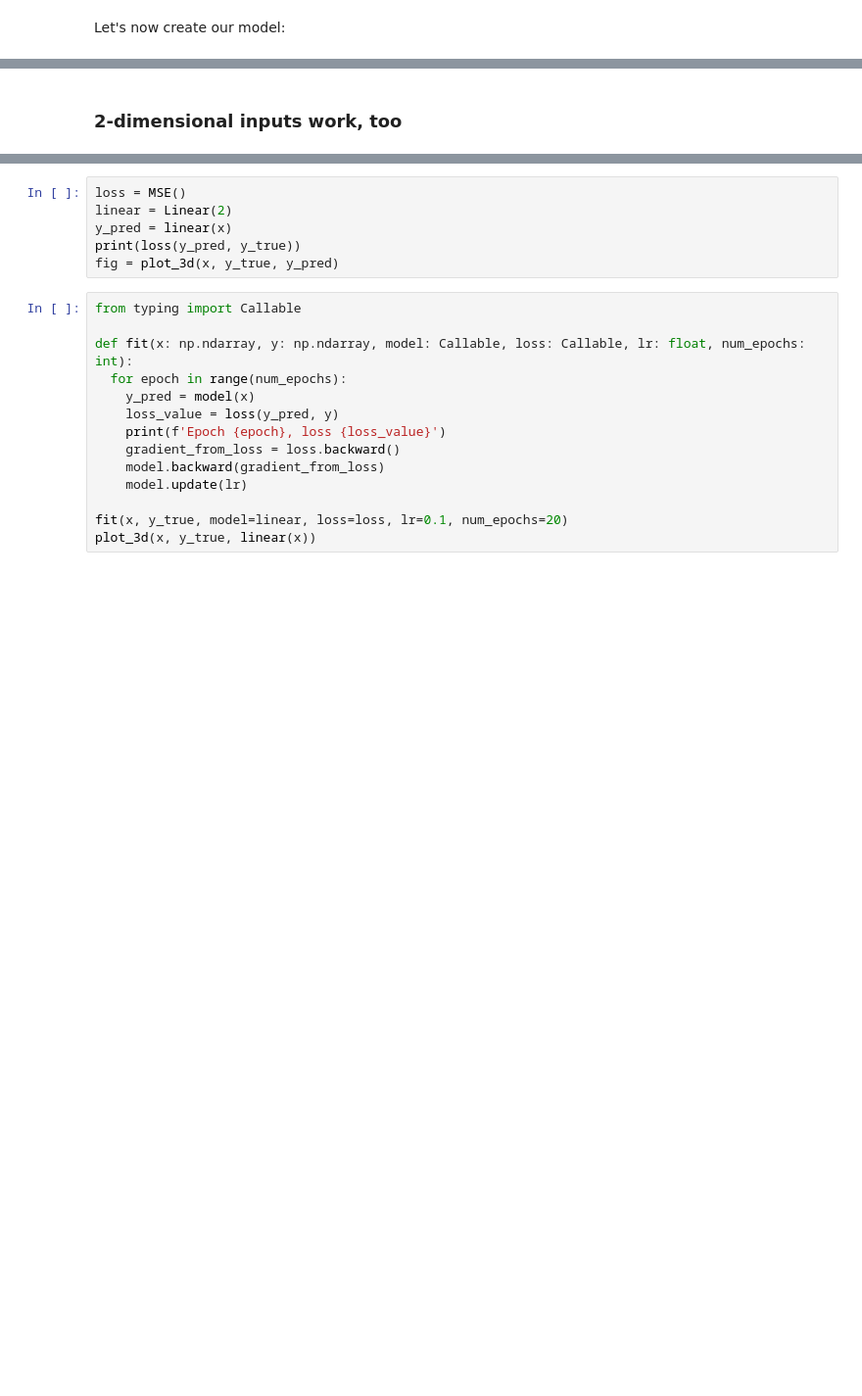
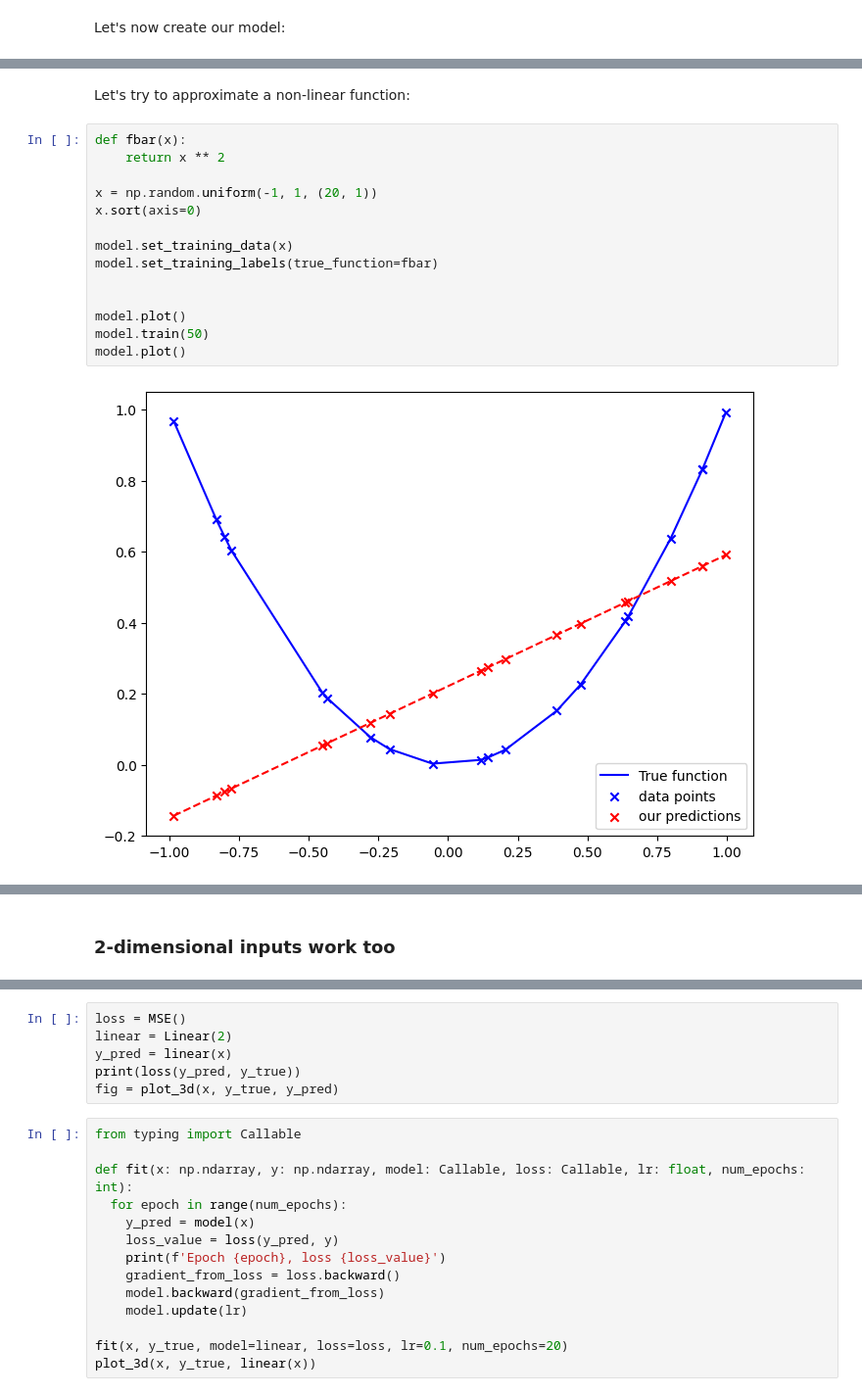
Before and after one commit to seub/NN, a Jupyter notebook: 3.basic-MLP.ipynb, the cells around one changed output, grey strips where cells are left out. Shown: that part at 98% size. Drawn from its saved outputs; the diff is of its cells as text; blank space fills up the shorter version.

```diff
--- a/3.basic-MLP.ipynb
+++ b/3.basic-MLP.ipynb
@@ -209,0 +306,18 @@ Epoch 50: loss = 0.00018508666949414632
+# %% [markdown]
+Let's try to approximate a non-linear function:
+# %%
+def fbar(x):
+    return x ** 2
+
+x = np.random.uniform(-1, 1, (20, 1))
+x.sort(axis=0)
+
+model.set_training_data(x)
+model.set_training_labels(true_function=fbar)
+
+
+model.plot()
+model.train(50)
+model.plot()
+# %% [output]
+[figure, added]
@@ -210,3 +335,3 @@ Epoch 50: loss = 0.00018508666949414632
 # %% [markdown]
-### 2-dimensional inputs work, too
+### 2-dimensional inputs work too
 # %%
```
Also changed, not shown: parts of 14 cells of this notebook, 2 other files.
